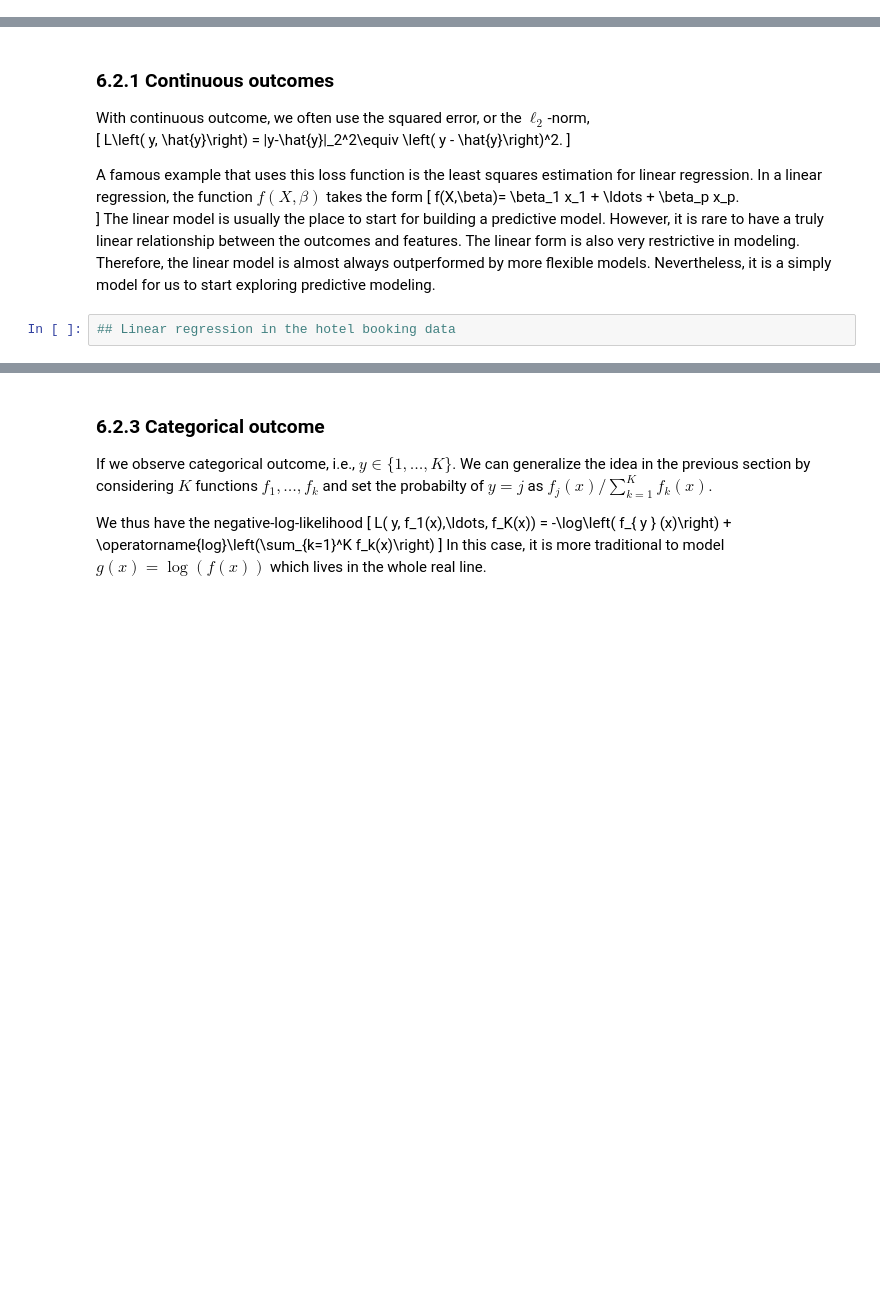
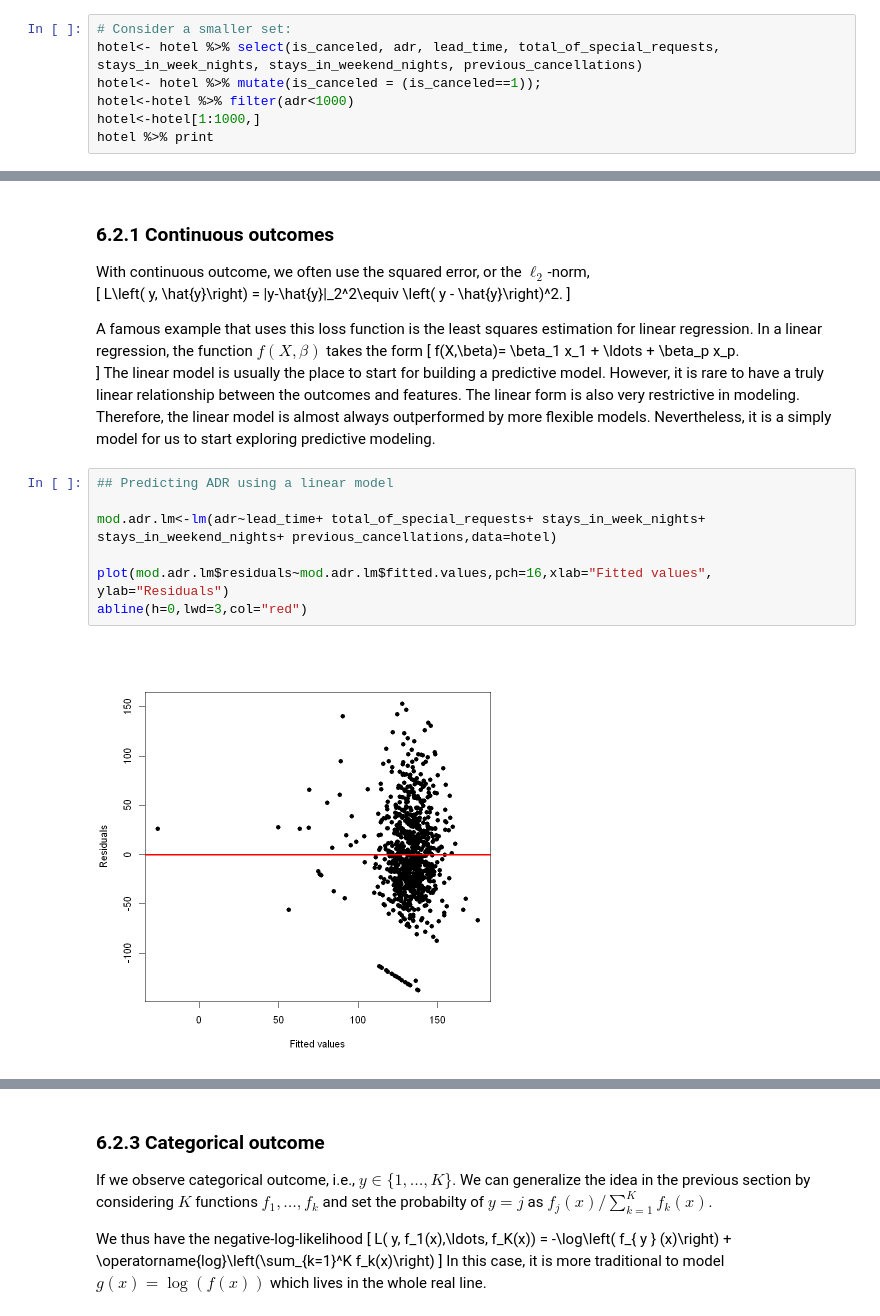
Before and after one commit to ChenShizhe/StatDataScience, a Jupyter notebook: Notes/Chapter6Prediction.ipynb, the cells around one changed output, grey strips where cells are left out. Saved outputs shown, nothing was run; the diff lists cells and outputs as text; blank space fills up the shorter version.

```diff
--- a/Notes/Chapter6Prediction.ipynb
+++ b/Notes/Chapter6Prediction.ipynb
@@ -27,0 +82,7 @@ In general, there are lots of candidate methods for building predictive models.
+# %%
+# Consider a smaller set:
+hotel<- hotel %>% select(is_canceled, adr, lead_time, total_of_special_requests, stays_in_week_nights, stays_in_weekend_nights, previous_cancellations)
+hotel<- hotel %>% mutate(is_canceled = (is_canceled==1));
+hotel<-hotel %>% filter(adr<1000)
+hotel<-hotel[1:1000,]
+hotel %>% print
@@ -40,8 +117,15 @@ A famous example that uses this loss function is the least squares estimation fo
 f(X,\beta)= \beta_1 x_1 + \ldots + \beta_p x_p.
 \]
 The linear model is usually the place to start for building a predictive model. However, it is rare to have a truly linear relationship between the outcomes and features. The linear form is also very restrictive in modeling. Therefore, the linear model is almost always outperformed by more flexible models. Nevertheless, it is a simply model for us to start exploring predictive modeling.
-# %%
-## Linear regression in the hotel booking data
+# %%
+## Predicting ADR using a linear model
+
+mod.adr.lm<-lm(adr~lead_time+ total_of_special_requests+ stays_in_week_nights+ stays_in_weekend_nights+ previous_cancellations,data=hotel)
+
+plot(mod.adr.lm$residuals~mod.adr.lm$fitted.values,pch=16,xlab="Fitted values", ylab="Residuals")
+abline(h=0,lwd=3,col="red")
+# %% [output]
+[figure, added]
 # %% [markdown]
 ### 6.2.2 Binary outcomes
 
```
Also changed, not shown: parts of 26 cells of this notebook, 18 other files.
